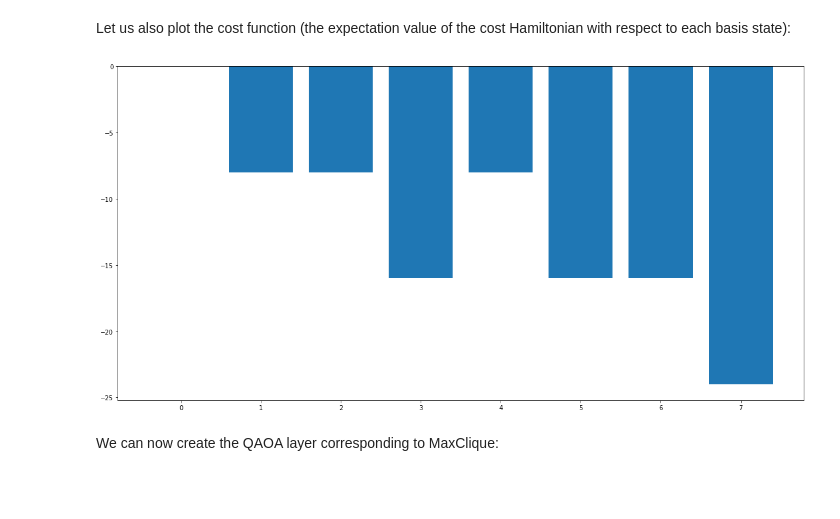
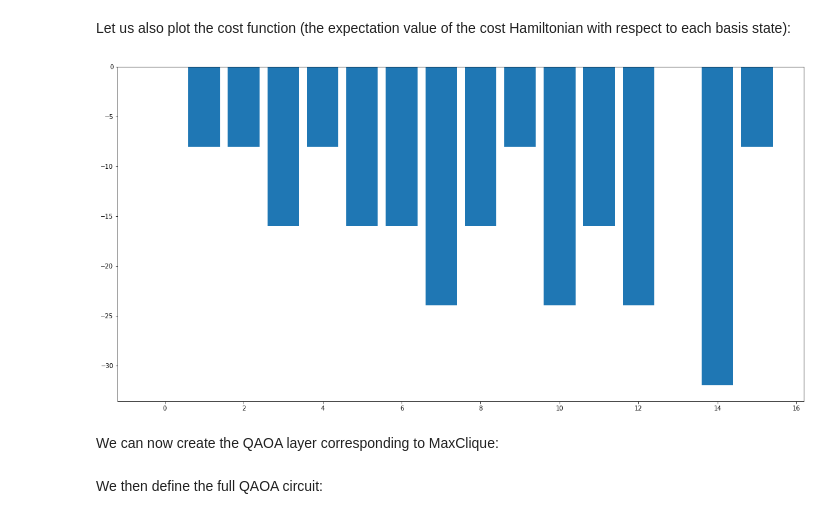
Before and after one commit to Lucaman99/pennylane, a Jupyter notebook: qaoa-good.ipynb, the cells around one changed output. Cells and saved outputs as stored; diff of their text form; code cells hidden in the pictures; blank space fills up the shorter version.

```diff
--- a/qaoa-good.ipynb
+++ b/qaoa-good.ipynb
@@ -174,7 +174,9 @@ plt.show()
 # %% [markdown]
 We begin by defining the graph on which we perform MaxClique:
 # %%
-graph = nx.Graph([(0, 1), (1, 2), (2, 0)])
+wires = range(5)
+ancilla = 4
+graph = nx.Graph([(0, 1), (1, 2), (2, 0), (2, 3)])
 nx.draw(graph)
 plt.show()
 # %% [output]
@@ -205,24 +215,24 @@ Let us also plot the cost function (the expectation value of the cost Hamiltonia
 # %%
 y = []
 
-for i in range(0, 2**3):
+for i in range(0, 2**(len(wires)-1)):
     cost = 0
     num = bin(i)[2:].zfill(3)
     for j, ind1 in enumerate(num):
         for k, ind2 in enumerate(num):
             if ((j, k) in nx.complement(graph).edges and int(ind1)*int(ind2) == 1):
                 cost += 6
             if ((j, k) in nx.complement(graph).edges and int(ind1)*int(ind2) == 0):
                 cost -= 2
     for i in num:
         if (i == "1"):
             cost -= 8
     y.append(cost)
 
 plt.figure(figsize=(20, 10))
-plt.bar(range(2**3), y)
+plt.bar(range(2**(len(wires)-1)), y)
 plt.show()
 # %% [output]
-[figure, old version]
+[figure, new version]
 # %% [markdown]
 We can now create the QAOA layer corresponding to MaxClique:
@@ -228,0 +264,2 @@ We can now create the QAOA layer corresponding to MaxClique:
+# %% [markdown]
+We then define the full QAOA circuit:
```
Also changed, not shown: parts of 11 cells of this notebook, 1 other file.
